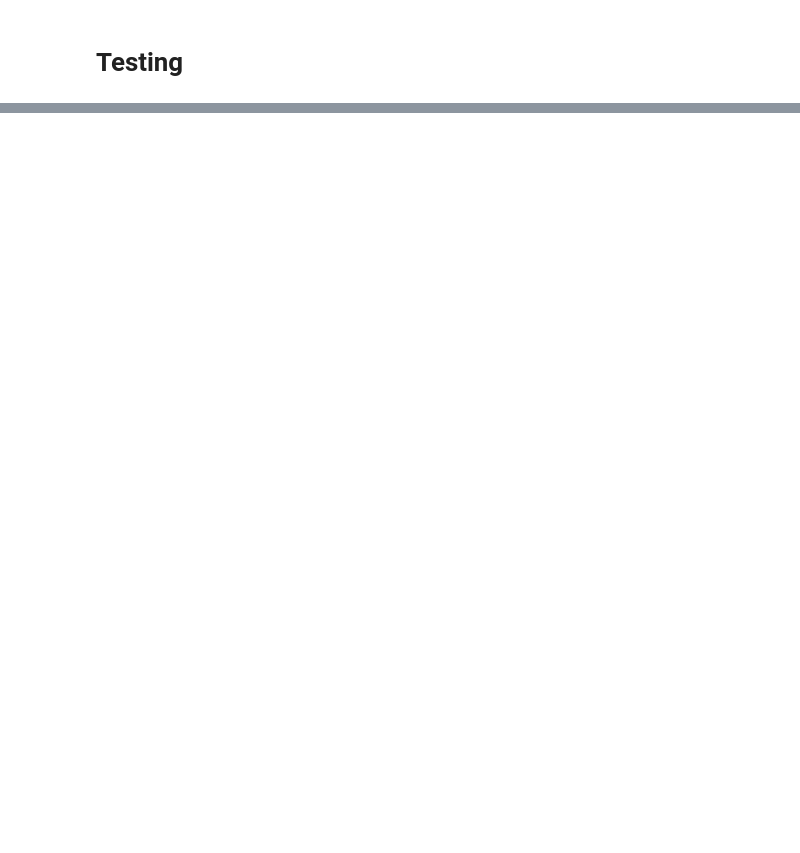
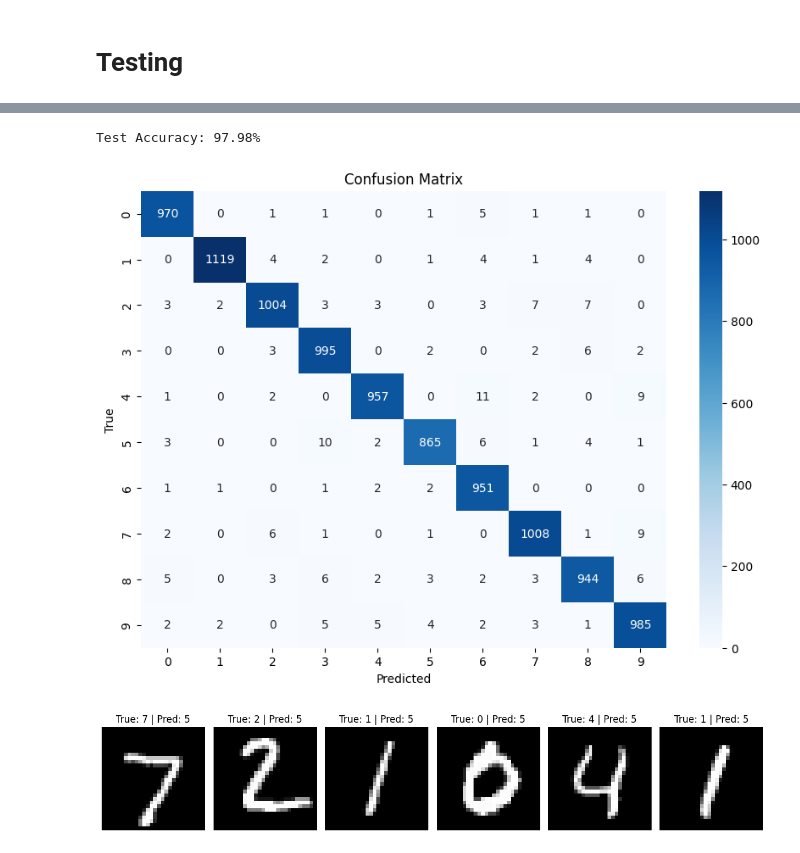
Before and after one commit to MennaMagdie/Machine-Learning-Labs, a Jupyter notebook: digit-recognition-system/neural_networks.ipynb, the cells around one changed output, grey strips where cells are left out. Saved outputs shown, nothing was run; the diff lists cells and outputs as text; code cells hidden in the pictures; blank space fills up the shorter version.

```diff
--- a/digit-recognition-system/neural_networks.ipynb
+++ b/digit-recognition-system/neural_networks.ipynb
@@ -319,0 +353,6 @@ Test Accuracy: 95.42%
+# %%
+test(model_1, test_loader)
+# %% [output]
+Test Accuracy: 97.98%
+[figure, added]
+[figure, added]
```
Also changed, not shown: parts of 56 cells of this notebook.
